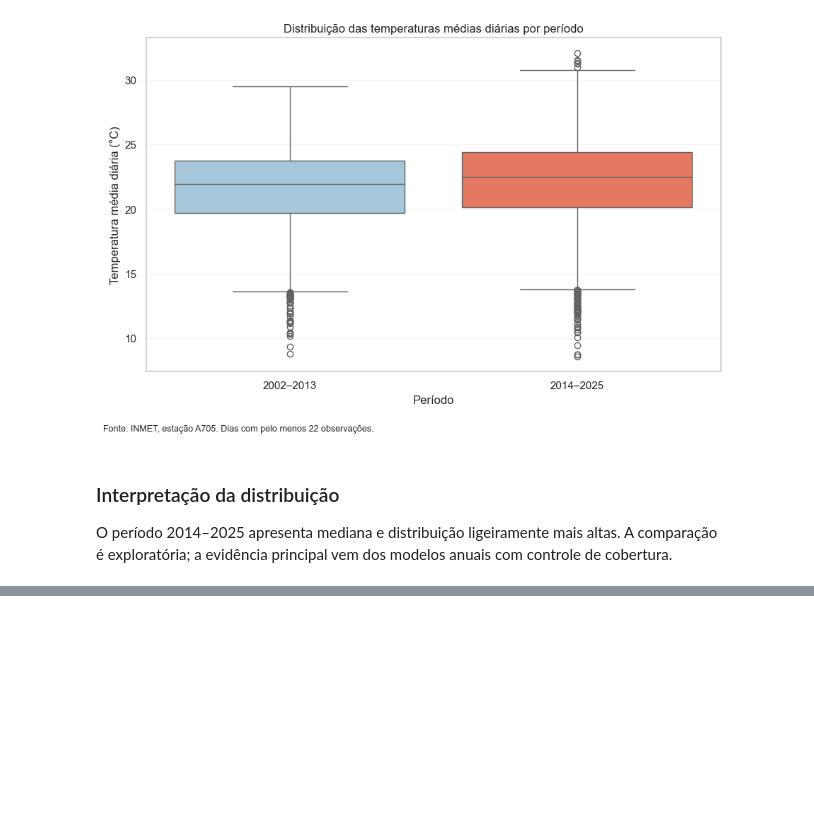
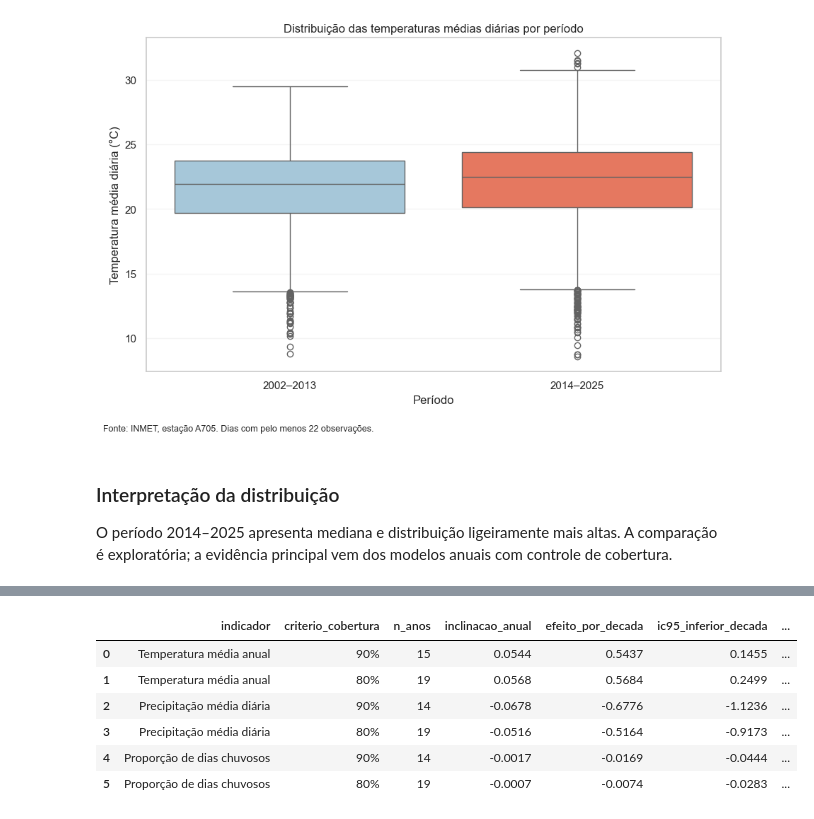
Before and after one commit to GabrielNaka/DS-Projeto-Final-EDA, a Jupyter notebook: notebooks/analise_climatica.ipynb, the cells around one changed output, grey strips where cells are left out. Saved outputs shown, nothing was run; the diff lists cells and outputs as text; code cells hidden in the pictures; blank space fills up the shorter version.

```diff
--- a/notebooks/analise_climatica.ipynb
+++ b/notebooks/analise_climatica.ipynb
@@ -1181,0 +1186,77 @@ O período 2014–2025 apresenta mediana e distribuição ligeiramente mais alta
+# %%
+import statsmodels.api as sm
+import statsmodels.formula.api as smf
+from statsmodels.stats.stattools import durbin_watson
+
+
+def ajustar_tendencia(base, variavel, filtro, nome, criterio):
+    dados_modelo = base.loc[filtro, ["ano", variavel]].dropna().copy()
+    dados_modelo["ano_centralizado"] = dados_modelo["ano"] - dados_modelo["ano"].mean()
+    modelo = smf.ols(f"{variavel} ~ ano_centralizado", data=dados_modelo).fit()
+    influencia = modelo.get_influence()
+    cooks = influencia.cooks_distance[0]
+    limite_cook = 4 / len(dados_modelo)
+    anos_influentes = dados_modelo.loc[cooks > limite_cook, "ano"].astype(int).tolist()
+    intervalo = modelo.conf_int().loc["ano_centralizado"]
+
+    resumo = {
+        "indicador": nome,
+        "criterio_cobertura": criterio,
+        "n_anos": len(dados_modelo),
+        "inclinacao_anual": modelo.params["ano_centralizado"],
+        "efeito_por_decada": modelo.params["ano_centralizado"] * 10,
+        "ic95_inferior_decada": intervalo.iloc[0] * 10,
+        "ic95_superior_decada": intervalo.iloc[1] * 10,
+        "valor_p": modelo.pvalues["ano_centralizado"],
+        "r_quadrado": modelo.rsquared,
+        "durbin_watson": durbin_watson(modelo.resid),
+        "limite_cook": limite_cook,
+        "anos_influentes": ", ".join(map(str, anos_influentes)) if anos_influentes else "nenhum"
+    }
+    return modelo, dados_modelo, resumo
+
+
+especificacoes = [
+    ("temperatura_media_c", "temperatura_adequada", "Temperatura média anual"),
+    ("precipitacao_media_dia_valido_mm", "precipitacao_adequada", "Precipitação média diária"),
+    ("proporcao_dias_chuvosos", "precipitacao_adequada", "Proporção de dias chuvosos")
+]
+
+modelos_90 = {}
+modelos_80 = {}
+resumos_modelos = []
+
+for variavel, prefixo, nome in especificacoes:
+    modelo_90, base_90, resumo_90 = ajustar_tendencia(
+        dados_anuais,
+        variavel,
+        dados_anuais[f"{prefixo}_90"],
+        nome,
+        "90%"
+    )
+    modelo_80, base_80, resumo_80 = ajustar_tendencia(
+        dados_anuais,
+        variavel,
+        dados_anuais[f"{prefixo}_80"],
+        nome,
+        "80%"
+    )
+    modelos_90[variavel] = (modelo_90, base_90)
+    modelos_80[variavel] = (modelo_80, base_80)
+    resumos_modelos.extend([resumo_90, resumo_80])
+
+resultados_regressoes = pd.DataFrame(resumos_modelos)
+display(resultados_regressoes.round(4))
+resultados_regressoes.to_csv(
+    PASTA_PROCESSED / "resultados_regressoes.csv",
+    index=False,
+    encoding="utf-8-sig"
+)
+# %% [output]
+|  | indicador | criterio_cobertura | n_anos | inclinacao_anual | efeito_por_decada | ic95_inferior_decada | ... |
+| 0 | Temperatura média anual | 90% | 15 | 0.0544 | 0.5437 | 0.1455 | ... |
+| 1 | Temperatura média anual | 80% | 19 | 0.0568 | 0.5684 | 0.2499 | ... |
+| 2 | Precipitação média diária | 90% | 14 | -0.0678 | -0.6776 | -1.1236 | ... |
+| 3 | Precipitação média diária | 80% | 19 | -0.0516 | -0.5164 | -0.9173 | ... |
+| 4 | Proporção de dias chuvosos | 90% | 14 | -0.0017 | -0.0169 | -0.0444 | ... |
+| 5 | Proporção de dias chuvosos | 80% | 19 | -0.0007 | -0.0074 | -0.0283 | ... |
```
Also changed, not shown: parts of 3 cells of this notebook, 4 other files.
